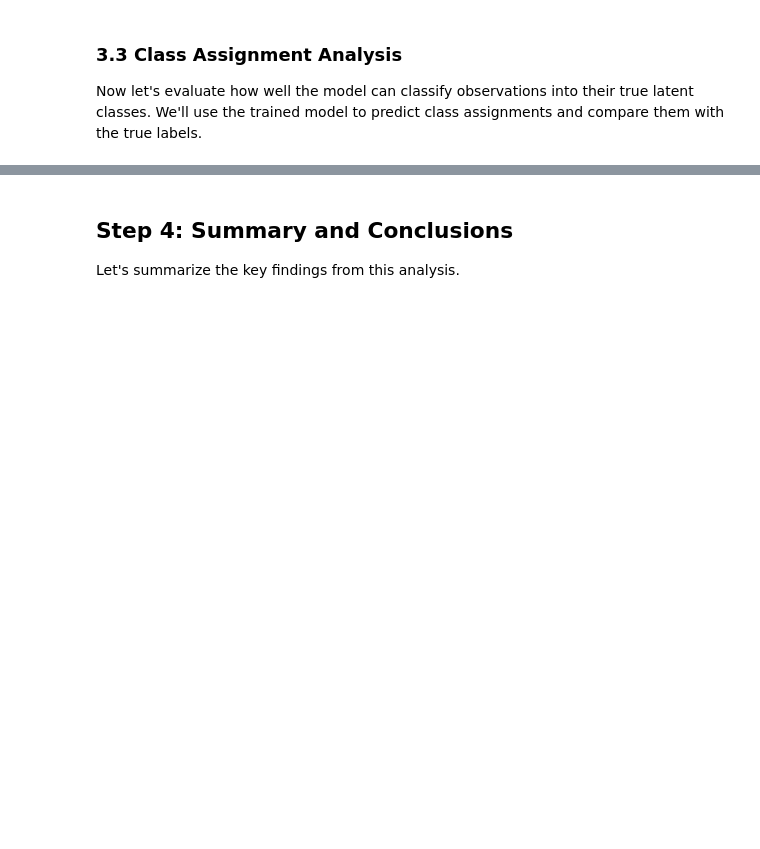
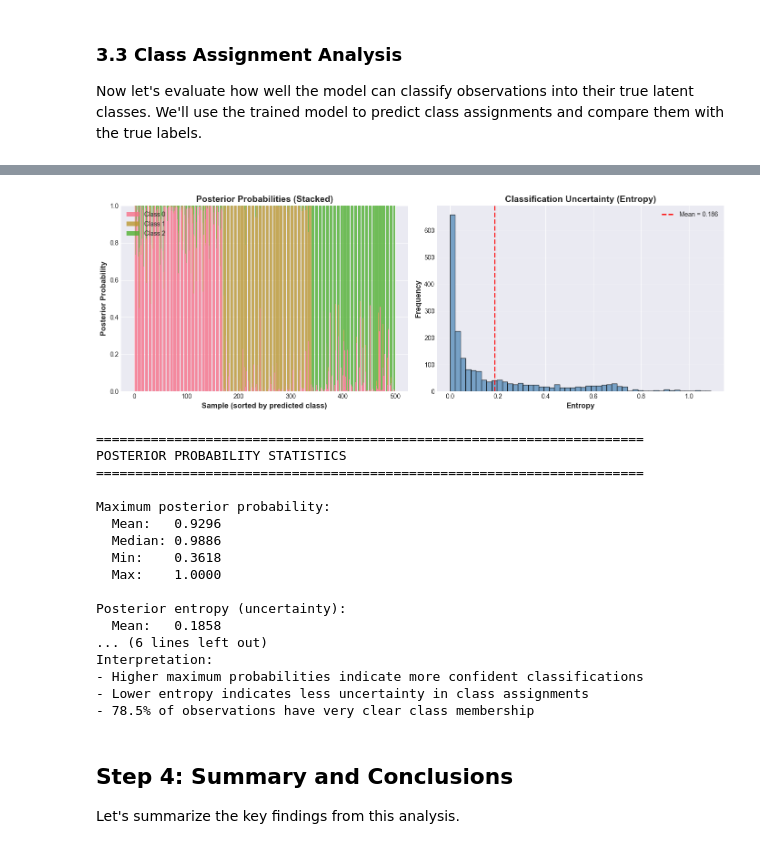
Before and after one commit to siyuat-ui/607-Final-Project, a Jupyter notebook: demo/latent_class_demo.ipynb, the cells around one changed output, grey strips where cells are left out. Saved outputs shown, nothing was run; the diff lists cells and outputs as text; code cells hidden in the pictures; blank space fills up the shorter version.

```diff
--- a/demo/latent_class_demo.ipynb
+++ b/demo/latent_class_demo.ipynb
@@ -453,42 +543,60 @@ The posterior probabilities $P(H=k | X_i)$ tell us how confident the model is ab
 # %%
 # Visualize posterior probabilities
 fig = plot_posterior_uncertainty(
-    posterior_probs=posterior_probs,
+    gamma=posterior_probs,
     predicted_labels=predicted_classes,
-    K=selected_K,
     save_path=None
 )
 plt.show()
 
 # Compute statistics on posterior probabilities
 max_probs = np.max(posterior_probs, axis=1)
 entropy = -np.sum(posterior_probs * np.log(posterior_probs + 1e-10), axis=1)
 
 print("\n" + "="*70)
 print("POSTERIOR PROBABILITY STATISTICS")
 print("="*70)
 print(f"\nMaximum posterior probability:")
 print(f"  Mean:   {np.mean(max_probs):.4f}")
 print(f"  Median: {np.median(max_probs):.4f}")
 print(f"  Min:    {np.min(max_probs):.4f}")
 print(f"  Max:    {np.max(max_probs):.4f}")
 
 print(f"\nPosterior entropy (uncertainty):")
 print(f"  Mean:   {np.mean(entropy):.4f}")
 print(f"  Median: {np.median(entropy):.4f}")
 
 # Count high-confidence predictions
 high_confidence = np.sum(max_probs > 0.9) / n
 low_confidence = np.sum(max_probs < 0.5) / n
 
 print(f"\nConfidence distribution:")
 print(f"  High confidence (max prob > 0.9): {high_confidence:.1%}")
 print(f"  Low confidence (max prob < 0.5):  {low_confidence:.1%}")
 
 print(f"\nInterpretation:")
 print(f"- Higher maximum probabilities indicate more confident classifications")
 print(f"- Lower entropy indicates less uncertainty in class assignments")
 print(f"- {high_confidence*100:.1f}% of observations have very clear class membership")
+# %% [output]
+[figure, added]
+======================================================================
+POSTERIOR PROBABILITY STATISTICS
+======================================================================
+
+Maximum posterior probability:
+  Mean:   0.9296
+  Median: 0.9886
+  Min:    0.3618
+  Max:    1.0000
+
+Posterior entropy (uncertainty):
+  Mean:   0.1858
+... (6 lines left out)
+Interpretation:
+- Higher maximum probabilities indicate more confident classifications
+- Lower entropy indicates less uncertainty in class assignments
+- 78.5% of observations have very clear class membership
 # %% [markdown]
 ## Step 4: Summary and Conclusions
 
```
Also changed, not shown: parts of 16 cells of this notebook, 7 other files.
